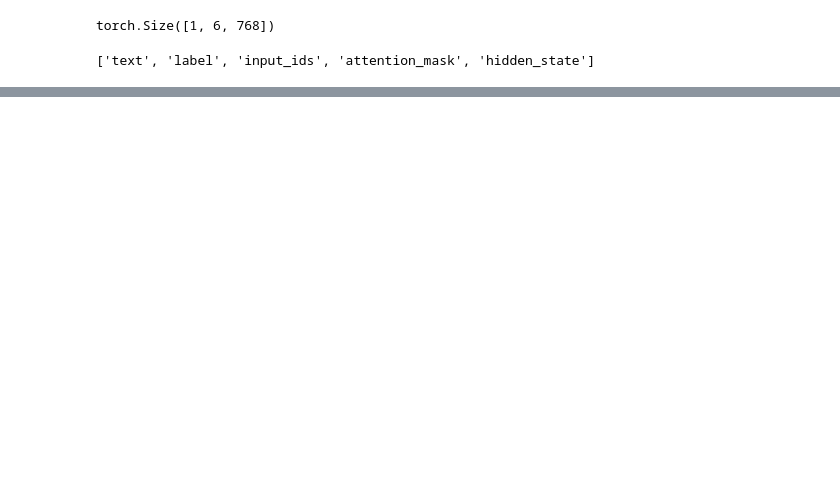
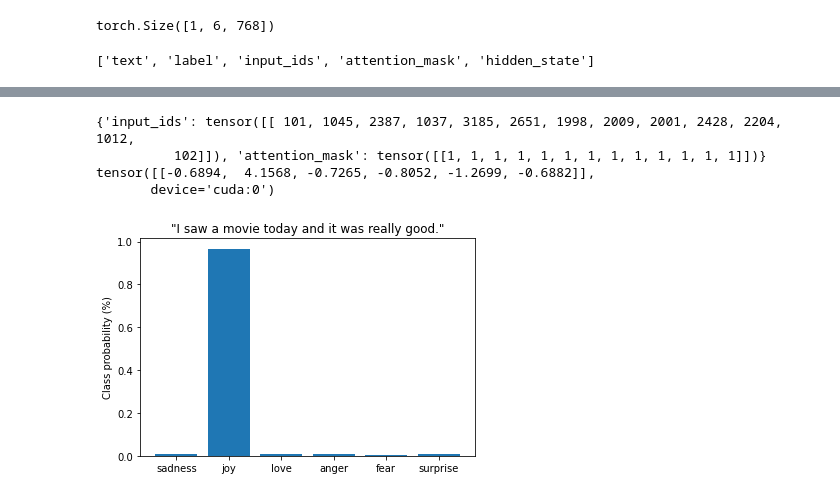
Before and after one commit to tilaboy/nlp_transformer_tutorial, a Jupyter notebook: learning_notes/ch2.ipynb, the cells around one changed output, grey strips where cells are left out. Cells and saved outputs as stored; diff of their text form; code cells hidden in the pictures; blank space fills up the shorter version.

```diff
--- a/learning_notes/ch2.ipynb
+++ b/learning_notes/ch2.ipynb
@@ -228,0 +360,22 @@ type <class 'datasets.arrow_dataset.Dataset'>
+# %%
+custom_tweet = "I saw a movie today and it was really good."
+input_custom_tweet = tokenizer(custom_tweet, return_tensors="pt")
+print(input_custom_tweet)
+inputs = {k:v.to(device) for k,v in input_custom_tweet.items()}
+with torch.no_grad():
+    preds = model(**inputs)
+print(preds['logits'])
+# %% [output]
+{'input_ids': tensor([[ 101, 1045, 2387, 1037, 3185, 2651, 1998, 2009, 2001, 2428, 2204, 1012,
+          102]]), 'attention_mask': tensor([[1, 1, 1, 1, 1, 1, 1, 1, 1, 1, 1, 1, 1]])}
+tensor([[-0.6894,  4.1568, -0.7265, -0.8052, -1.2699, -0.6882]],
+       device='cuda:0')
+# %%
+import math
+num_sum = sum([math.exp(ele) for ele in preds['logits'][0].tolist()])
+plt.bar(label_names, [math.exp(ele)/num_sum for ele in preds['logits'][0].tolist()], color='C0')
+plt.title(f'"{custom_tweet}"')
+plt.ylabel("Class probability (%)")
+plt.show()
+# %% [output]
+[figure, added]
```
Also changed, not shown: parts of 21 cells of this notebook.
